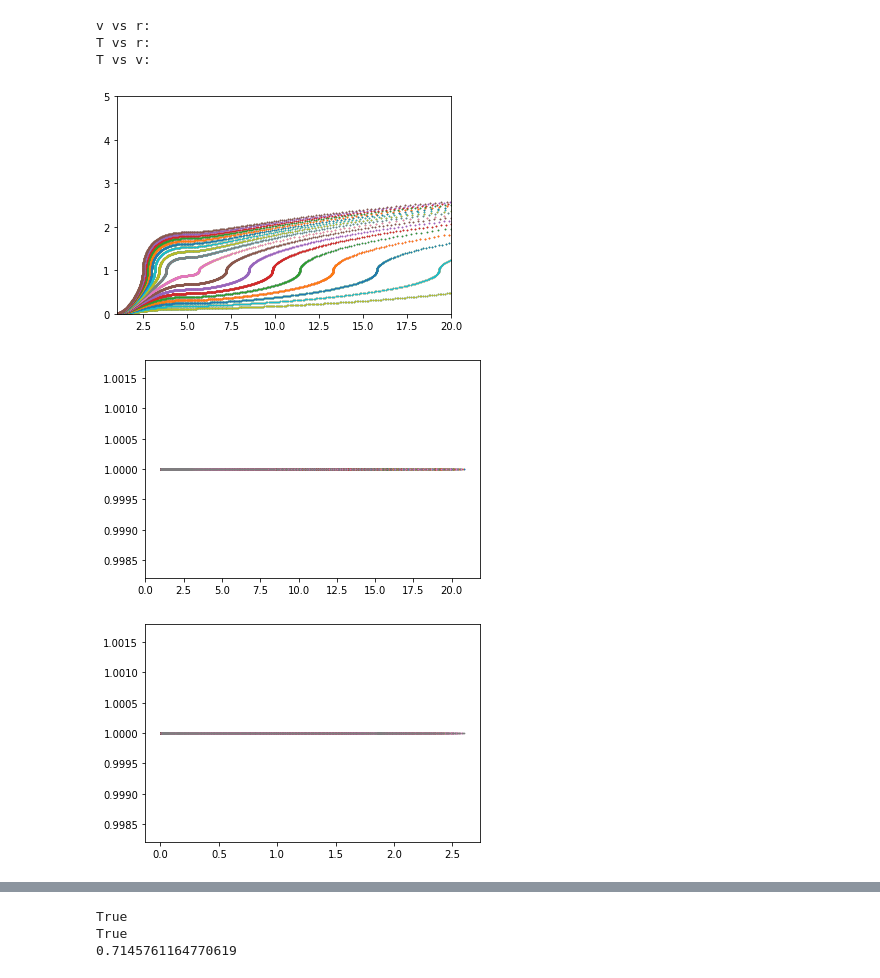
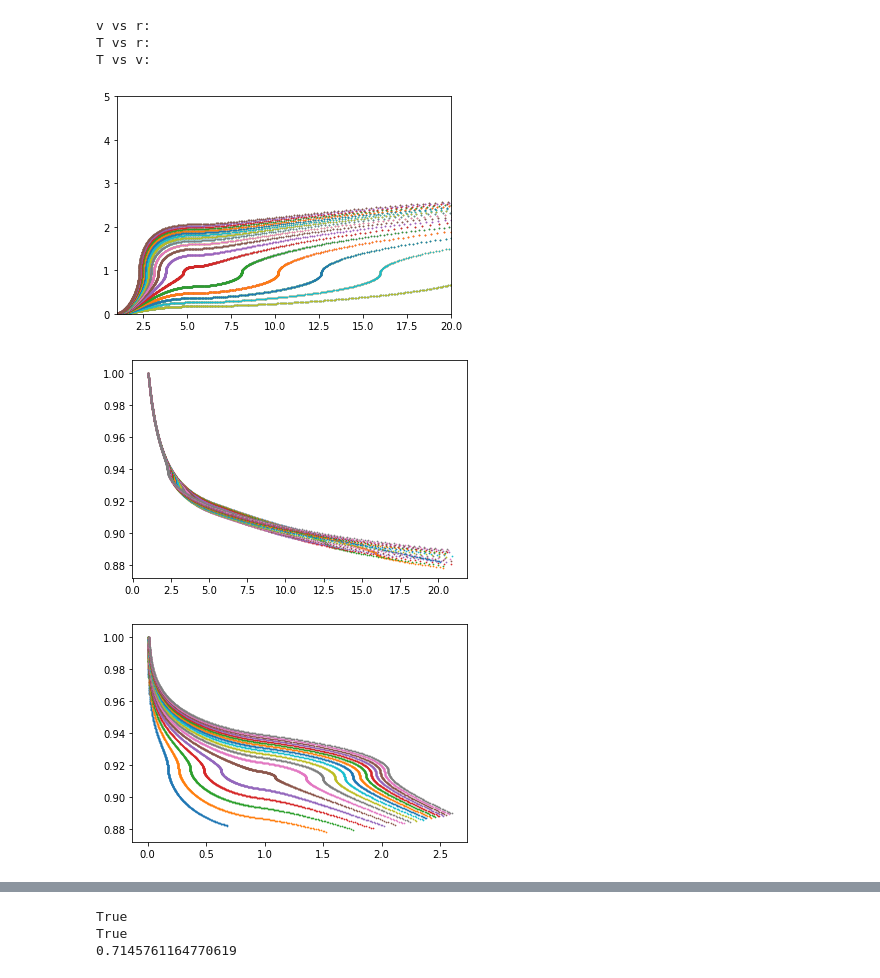
Before and after one commit to bnevs88/neutrino-winds, a Jupyter notebook: neutrino-winds/Adiabatic_wind_solver.ipynb, the cells around one changed output, grey strips where cells are left out. Saved outputs shown, nothing was run; the diff lists cells and outputs as text; code cells hidden in the pictures.

```diff
--- a/neutrino-winds/Adiabatic_wind_solver.ipynb
+++ b/neutrino-winds/Adiabatic_wind_solver.ipynb
@@ -17,17 +23,17 @@ incorporate general EoS, not just gamma law
 # %%
-%matplotlib inline
+%autoreload 2
 import numpy as np
 import matplotlib.pyplot as plt
 import Adiabatic_wind_solver as aws
-s=aws.solver(1,10)
+s=aws.solver(1.01,10)
 s.makePlots(.001,.01,.0005,True,20,5);
 # %% [output]
 v vs r:
 T vs r:
 T vs v:
-[figure, old version]
+[figure, new version]
-[figure, old version]
+[figure, new version]
-[figure, old version]
+[figure, new version]
 # %%
 s.makePlots(.001,.01,.0005,False,10,5);
 # %% [output]
```
Also changed, not shown: parts of 9 cells of this notebook, 1 other file.
